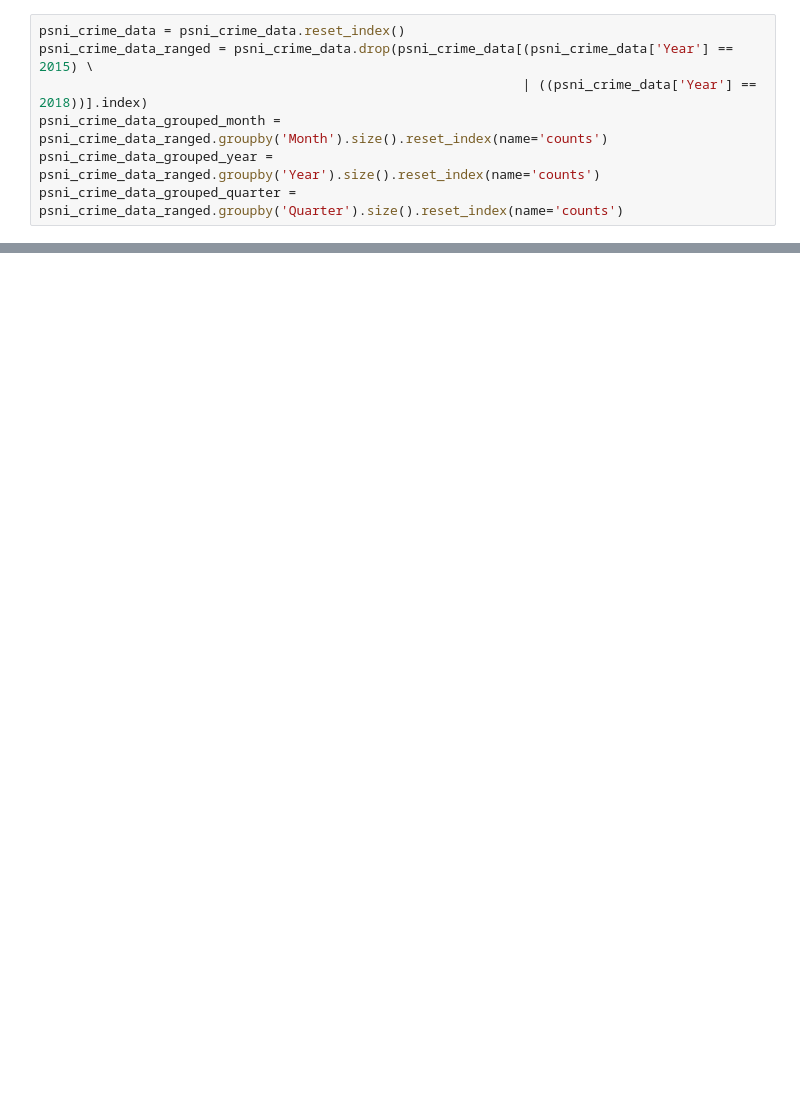
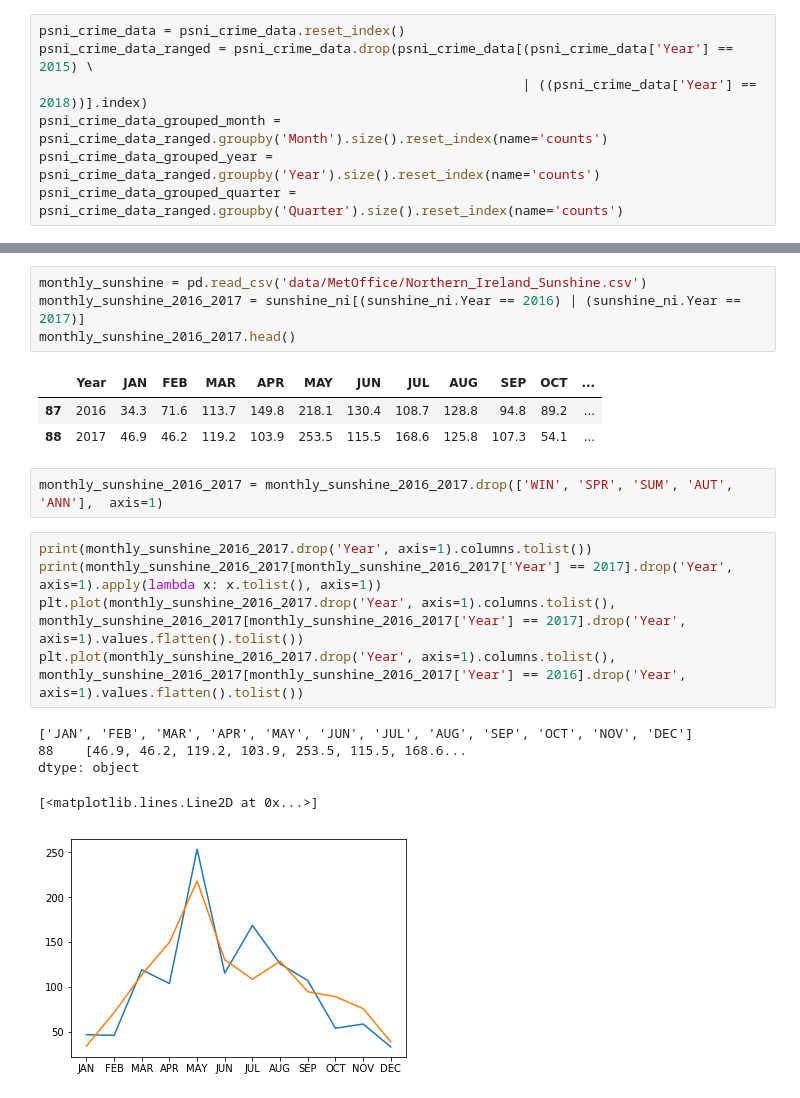
Before and after one commit to JBailey96/PSNI-Crime-Data-EDA, a Jupyter notebook: Crime EDA.ipynb, the cells around one changed output, grey strips where cells are left out. Drawn from its saved outputs; the diff is of its cells as text; blank space fills up the shorter version.

```diff
--- a/Crime EDA.ipynb
+++ b/Crime EDA.ipynb
@@ -373,0 +398,21 @@ print(dictMonth)
+# %%
+monthly_sunshine = pd.read_csv('data/MetOffice/Northern_Ireland_Sunshine.csv')
+monthly_sunshine_2016_2017 = sunshine_ni[(sunshine_ni.Year == 2016) | (sunshine_ni.Year == 2017)]
+monthly_sunshine_2016_2017.head()
+# %% [output]
+|  | Year | JAN | FEB | MAR | APR | MAY | JUN | JUL | AUG | SEP | OCT | ... |
+| 87 | 2016 | 34.3 | 71.6 | 113.7 | 149.8 | 218.1 | 130.4 | 108.7 | 128.8 | 94.8 | 89.2 | ... |
+| 88 | 2017 | 46.9 | 46.2 | 119.2 | 103.9 | 253.5 | 115.5 | 168.6 | 125.8 | 107.3 | 54.1 | ... |
+# %%
+monthly_sunshine_2016_2017 = monthly_sunshine_2016_2017.drop(['WIN', 'SPR', 'SUM', 'AUT', 'ANN'],  axis=1)
+# %%
+print(monthly_sunshine_2016_2017.drop('Year', axis=1).columns.tolist())
+print(monthly_sunshine_2016_2017[monthly_sunshine_2016_2017['Year'] == 2017].drop('Year', axis=1).apply(lambda x: x.tolist(), axis=1))
+plt.plot(monthly_sunshine_2016_2017.drop('Year', axis=1).columns.tolist(), monthly_sunshine_2016_2017[monthly_sunshine_2016_2017['Year'] == 2017].drop('Year', axis=1).values.flatten().tolist())
+plt.plot(monthly_sunshine_2016_2017.drop('Year', axis=1).columns.tolist(), monthly_sunshine_2016_2017[monthly_sunshine_2016_2017['Year'] == 2016].drop('Year', axis=1).values.flatten().tolist())
+# %% [output]
+['JAN', 'FEB', 'MAR', 'APR', 'MAY', 'JUN', 'JUL', 'AUG', 'SEP', 'OCT', 'NOV', 'DEC']
+88    [46.9, 46.2, 119.2, 103.9, 253.5, 115.5, 168.6...
+dtype: object
+[<matplotlib.lines.Line2D at 0x...>]
+[figure, added]
```
Also changed, not shown: parts of 12 cells of this notebook, 49 other files.
